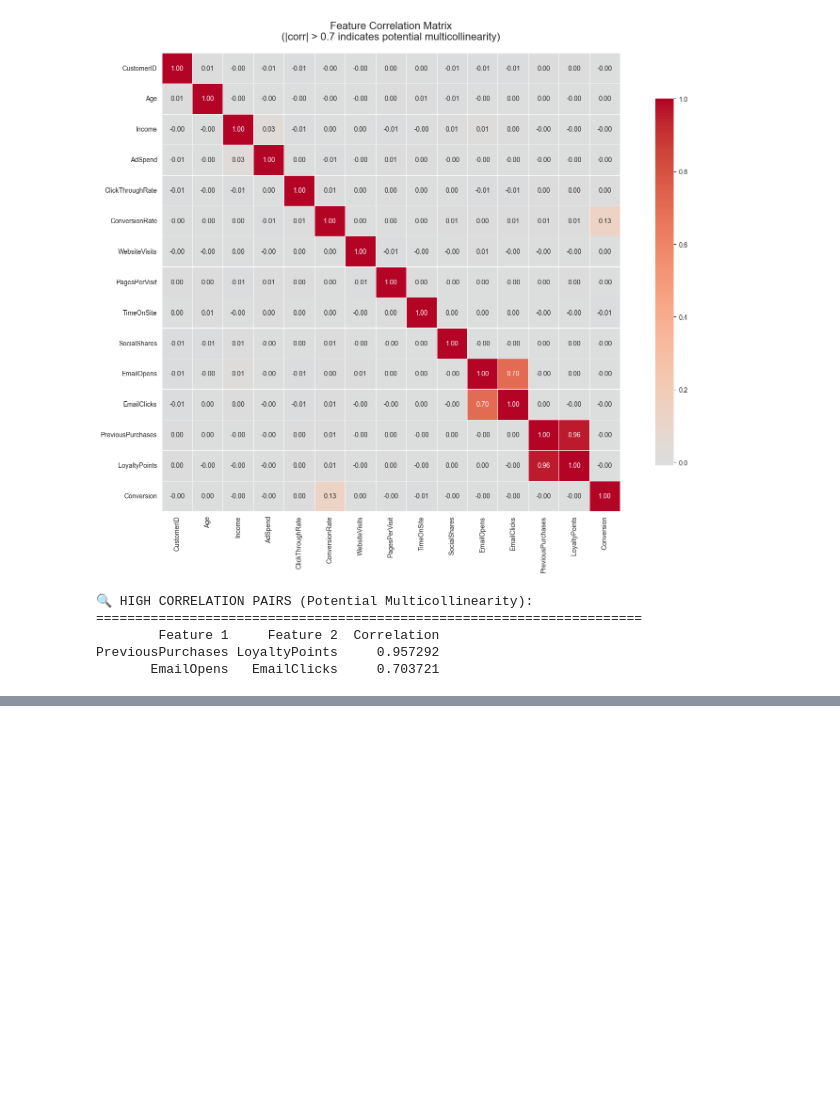
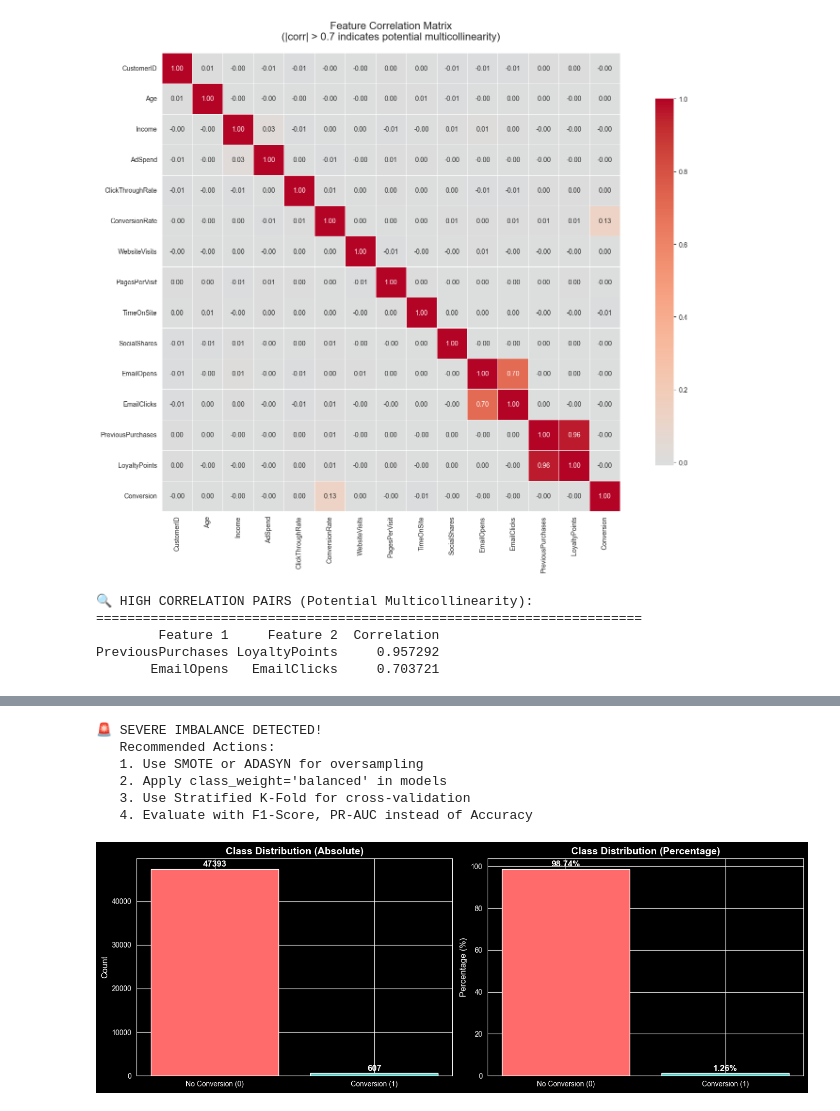
Before and after one commit to barkobt/tubitak-marketing-analytics, a Jupyter notebook: notebooks/01_eda_and_cleaning.ipynb, the cells around one changed output, grey strips where cells are left out. Drawn from its saved outputs; the diff is of its cells as text; code cells hidden in the pictures; blank space fills up the shorter version.

Commit message:
feat(eda): class imbalance deep dive analizi eklendi.

```diff
--- a/notebooks/01_eda_and_cleaning.ipynb
+++ b/notebooks/01_eda_and_cleaning.ipynb
@@ -485,0 +498,15 @@ Feature engineering'de bu feature'lardan birini drop edebiliriz veya PCA ile dim
+# %%
+conversion_counts = data['Conversion'].value_counts()
+conversion_percentages = data['Conversion'].value_counts(normalize=True) * 100
+
+print("\n📊 CLASS DISTRIBUTION ANALYSIS:")
+print("=" * 70)
+print(f"{'Class':<15} {'Count':<15} {'Percentage':<15}")
+print("-" * 70)
+for class_val in [0, 1]:
+    print(f"{class_val:<15} {conversion_counts[class_val]:<15} {conversion_percentages[class_val]:.2f}%")
+
+# Imbalance Ratio hesapla
+imbalance_ratio = conversion_counts[0] / conversion_counts[1]
+print(f"\n⚖️ Imbalance Ratio: {imbalance_ratio:.2f}:1")
+print(f"   (Majority class {imbalance_ratio:.0f}x more than minority class)")
@@ -485,0 +523,47 @@ Feature engineering'de bu feature'lardan birini drop edebiliriz veya PCA ile dim
+# %%
+# Interpretation
+if imbalance_ratio > 10:
+    print("\n🚨 SEVERE IMBALANCE DETECTED!")
+    print("   Recommended Actions:")
+    print("   1. Use SMOTE or ADASYN for oversampling")
+    print("   2. Apply class_weight='balanced' in models")
+    print("   3. Use Stratified K-Fold for cross-validation")
+    print("   4. Evaluate with F1-Score, PR-AUC instead of Accuracy")
+elif imbalance_ratio > 3:
+    print("\n⚠️ MODERATE IMBALANCE detected.")
+    print("   Consider using class weights or stratified sampling.")
+else:
+    print("\n✅ Relatively balanced dataset.")
+# %% [output]
+🚨 SEVERE IMBALANCE DETECTED!
+   Recommended Actions:
+   1. Use SMOTE or ADASYN for oversampling
+   2. Apply class_weight='balanced' in models
+   3. Use Stratified K-Fold for cross-validation
+   4. Evaluate with F1-Score, PR-AUC instead of Accuracy
+# %%
+# Visualization
+fig, axes = plt.subplots(1, 2, figsize=(14, 5))
+
+# Count plot
+axes[0].bar(['No Conversion (0)', 'Conversion (1)'],
+            conversion_counts.values,
+            color=['#FF6B6B', '#4ECDC4'])
+axes[0].set_ylabel('Count', fontsize=12)
+axes[0].set_title('Class Distribution (Absolute)', fontsize=14, fontweight='bold')
+for i, v in enumerate(conversion_counts.values):
+    axes[0].text(i, v + 500, str(v), ha='center', fontsize=12, fontweight='bold')
+
+# Percentage plot
+axes[1].bar(['No Conversion (0)', 'Conversion (1)'],
+            conversion_percentages.values,
+            color=['#FF6B6B', '#4ECDC4'])
+axes[1].set_ylabel('Percentage (%)', fontsize=12)
+axes[1].set_title('Class Distribution (Percentage)', fontsize=14, fontweight='bold')
+for i, v in enumerate(conversion_percentages.values):
+    axes[1].text(i, v + 1, f'{v:.2f}%', ha='center', fontsize=12, fontweight='bold')
+
+plt.tight_layout()
+plt.show()
+# %% [output]
+[figure, added]
```
Also changed, not shown: parts of 4 cells of this notebook.
